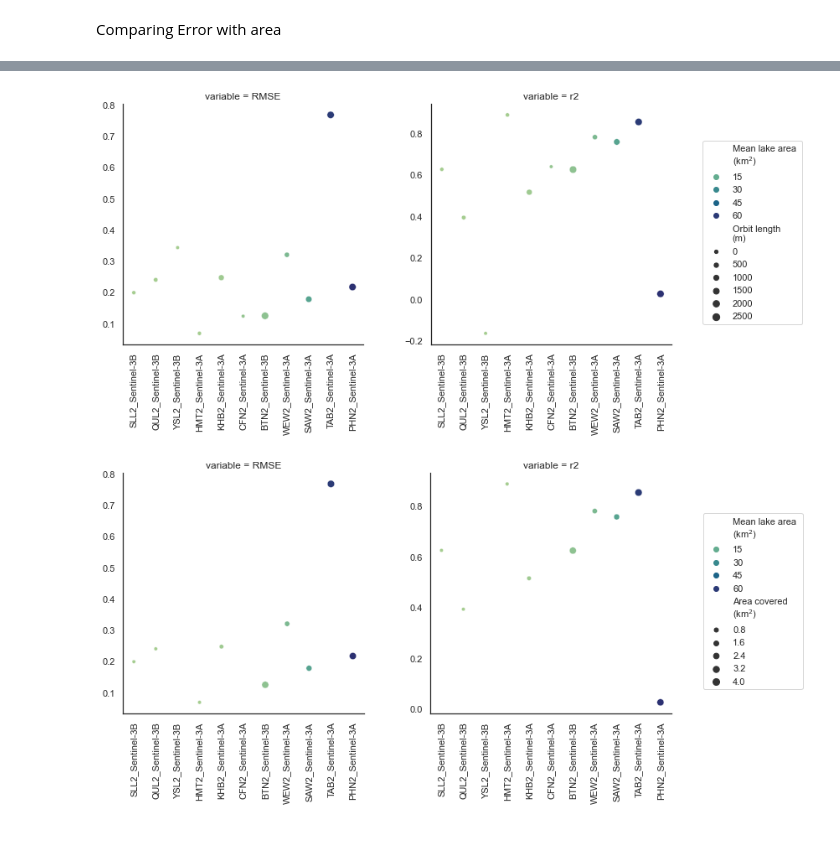
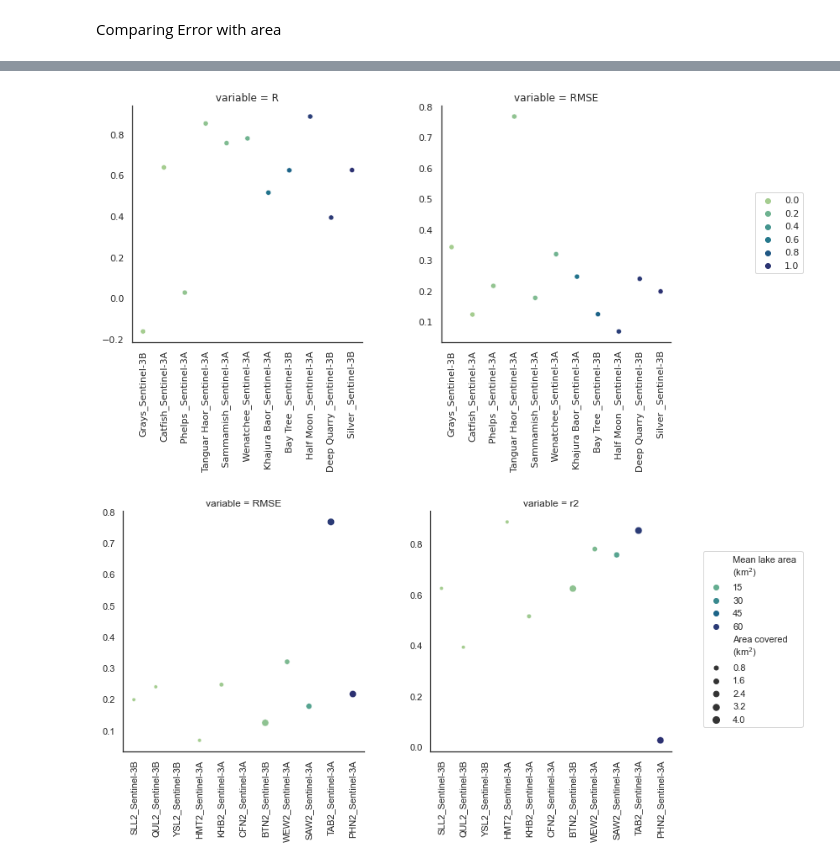
Before and after one commit to anmagomez/radar_altimetry_eval, a Jupyter notebook: src/rapid_request.ipynb, the cells around one changed output, grey strips where cells are left out. Saved outputs shown, nothing was run; the diff lists cells and outputs as text; code cells hidden in the pictures; blank space fills up the shorter version.

Commit message:
Calculo area

```diff
--- a/src/rapid_request.ipynb
+++ b/src/rapid_request.ipynb
@@ -1134,9 +1134,11 @@ path_win='../data/area_orbits_in_lakes/area_orbits_in_lakes_single.shp'
 
 df_shp_lenghts=gpd.read_file(path_win)
 df_shp_lenghts.head()
-path_results='../data/results/comparison_ALL_20220524_16_43.csv'
+path_results='../data/results/comparison_ALL_20220525_17_38.csv'
 
 df_results=pd.read_csv(path_results)
-print(df_results.head())
-df_shp_lenghts.head()
+# print(df_results.head())
+# df_shp_lenghts.head()
+ic(df_results.columns)
+ic(df_shp_lenghts.columns)
 # %% [output]
@@ -1170,12 +1180,17 @@ df_merged.shape
 df_merged.loc[df_merged['station']=='CFN2','orbit_leng' ]=0
 df_merged.loc[df_merged['station']=='CFN2','lake_name' ]='Catfish'
 df_merged.loc[df_merged['station']=='CFN2','Lake_area' ]=3.72
+df_merged.loc[df_merged['station']=='CFN2','area_buffe' ]=0
 df_merged.loc[df_merged['station']=='YSL2','orbit_leng' ]=0
 df_merged.loc[df_merged['station']=='YSL2','lake_name' ]='Grays'
 df_merged.loc[df_merged['station']=='YSL2','Lake_area' ]=0.27
+df_merged.loc[df_merged['station']=='YSL2','area_buffe' ]=0
 
 #Exclude RAW2
 df_merged=df_merged.loc[df_merged['gauge_id']!='RAW2']
+df_merged['per_area_c']=df_merged['area_buffe']/df_merged['Lake_area']
 
-df_merged[['station','lake_name','orbit_leng','Lake_area']]
+#Format all the names
+df_merged['lake_name']=df_merged['lake_name'].str.replace('Lake', '')
+df_merged[['station','lake_name','orbit_leng','Lake_area', 'R', 'per_area_c']]
 # %% [output]
@@ -1194,8 +1209,8 @@ df_merged[['station','lake_name','orbit_leng','Lake_area']]
 # %%
-cols=['Lake_area','lake_name','area_buffe','new_area_l','orbit_leng','station','altis','source_x','r2', 'NSF','RMSE', 'APL', 'VE', 'n_obs']
+cols=['Lake_area','lake_name','area_buffe','new_area_l','orbit_leng','station','altis','per_area_c','source_x','R', 'NSF','RMSE', 'APL', 'VE', 'n_obs']
 
-df_t=pd.melt(df_merged[cols], id_vars=['Lake_area','lake_name','area_buffe','new_area_l','orbit_leng','station','altis', 'source_x'],
-             value_vars=['r2', 'NSF','RMSE', 'APL', 'VE', 'n_obs'], ignore_index=True)
+df_t=pd.melt(df_merged[cols], id_vars=['Lake_area','lake_name','per_area_c','area_buffe','new_area_l','orbit_leng','station','altis', 'source_x'],
+             value_vars=['R', 'NSF','RMSE', 'APL', 'VE', 'n_obs'], ignore_index=True)
 df_t['mission']=[x.split('_')[2] for x in df_t['altis']]
 
 df_t.head()
@@ -1219,52 +1234,53 @@ sns.set_context('notebook')#, font_scale=1.5)
 time_fig=datetime.now().strftime("%Y%m%d_%H_%M")
 
 df=df_t.copy()
-df['st_alti']=df.apply(lambda x:str(x['station'])+'_'+x['mission'], axis=1) #LO QUE NECESITA ES ESTO
+df['st_alti']=df.apply(lambda x:str(x['lake_name'])+'_'+x['mission'], axis=1) #LO QUE NECESITA ES ESTO
 # df=df.loc[df['variable'].isin(['r2', 'RMSE'])]
-df=df.loc[df['variable'].isin(['r2','RMSE'])]
+df=df.loc[df['variable'].isin(['R','RMSE'])]
 # sns.set(rc = {'figure.figsize':(10,2)})
 sns.set_style('white')
 name_fig='LOCSS_area_orbitlg'
 
 # print(df.head())
-df=df.sort_values(by=['Lake_area'])
+df=df.sort_values(by=['per_area_c'])
 x_fd='st_alti'
 y_fd='value'
-hue='Lake_area'#'method'
+hue='per_area_c'#'method'
 col='variable'
-size="orbit_leng"
+# size="orbit_leng"
 pal=sns.color_palette("crest", as_cmap=True)
 facet_kws={'sharey': False, 'sharex': True}
 # row='method'#'source'
 # for i in ['r2', 'RMSE']:
 # df=df.loc[df[col]==i]
 
 
 g = sns.relplot(data=df,facet_kws=facet_kws,
-        x=x_fd, y=y_fd,
-        hue=hue, col=col,size=size,palette=pal,
+        x=x_fd, y=y_fd,palette=pal,
+        hue=hue, col=col,#size=size,
         #col=row,# col_wrap=2,
         kind="scatter")#,
             #join=False)#,
         #dodge=True)
 #                height=4, aspect=.7)
 g
 sns.move_legend(
     g, "center right",
     bbox_to_anchor=(1.1, .5),
     ncol=1,
     title=None, frameon=True,
 )
 #Change legend text (https://stackoverflow.com/questions/53116532/modify-seaborn-line-relplot-legend-title)
-g._legend.texts[0].set_text('Mean lake area \n(km$^{2}$)')
-g._legend.texts[5].set_text('Orbit length \n(m)')
+# g._legend.texts[0].set_text('Ratio area covered \nby orbit')
+# g._legend.texts[7].set_text('Orbit length \n(m)')
+# g.set_title('Ratio area covered \nby orbit')
 g.set_xticklabels(rotation=90)
 g.set_axis_labels(x_var='', y_var='')
 g.savefig('../data/results/'+name_fig+'_'+time_fig+'_all.png', dpi=300)
 # g.set(ylim=(0,2))
 del df
 # %% [output]
-[figure, old version]
+[figure, new version]
 # %%
 df=df_t.copy()
 df['st_alti']=df.apply(lambda x:str(x['station'])+'_'+x['mission'], axis=1) #LO QUE NECESITA ES ESTO
```
Also changed, not shown: parts of 4 cells of this notebook.
